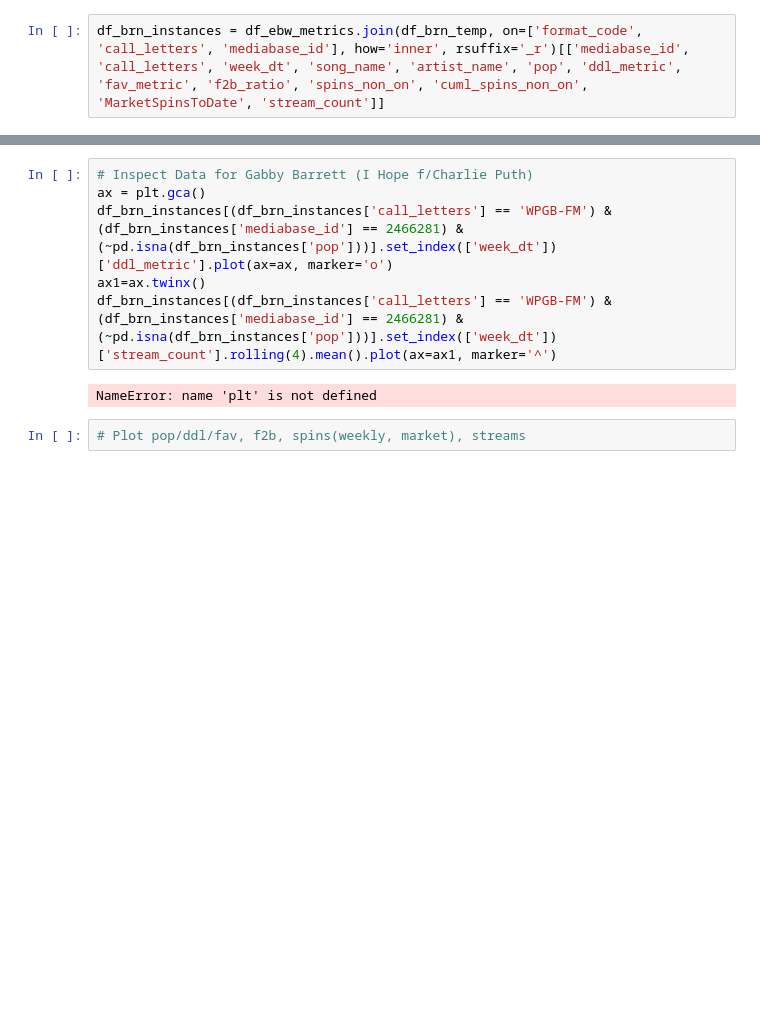
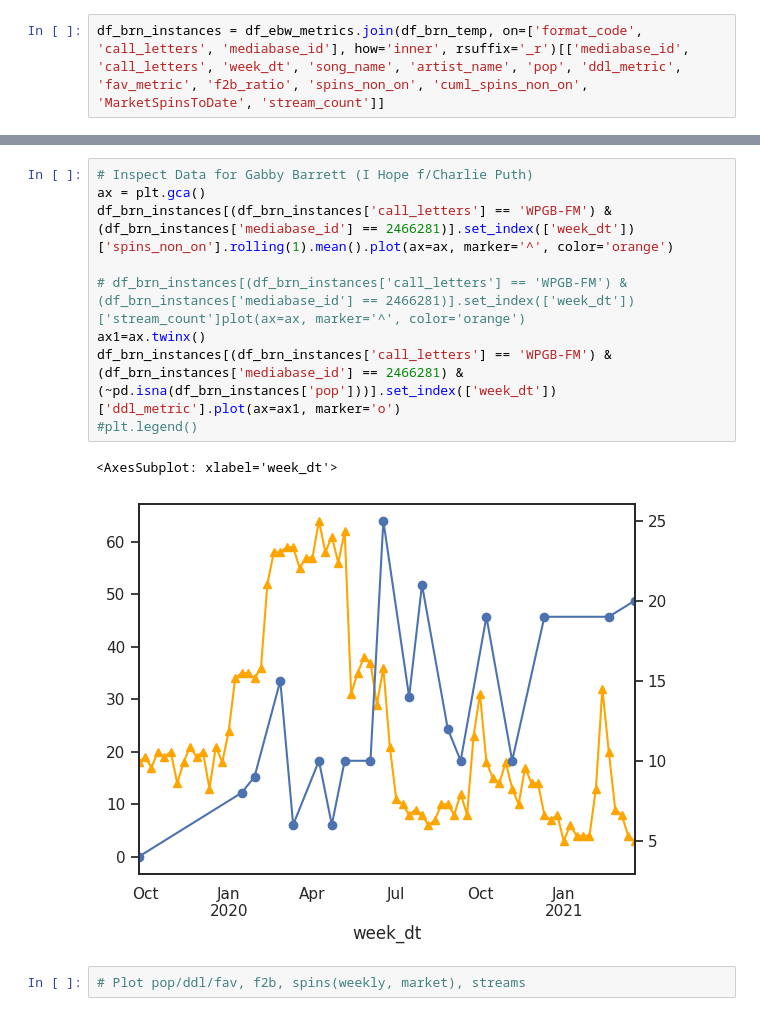
Before and after one commit to gjampanih/adds-early-burnout-warning-model, a Jupyter notebook: notebooks/ebw_metrics_analysis.ipynb, the cells around one changed output, grey strips where cells are left out. Drawn from its saved outputs; the diff is of its cells as text; blank space fills up the shorter version.

Commit message:
adds-early-burnout-warning: metrics analysis notebook updates

```diff
--- a/notebooks/ebw_metrics_analysis.ipynb
+++ b/notebooks/ebw_metrics_analysis.ipynb
@@ -227,11 +360,15 @@ df_brn_instances
 # %%
 # Inspect Data for Gabby Barrett (I Hope f/Charlie Puth)
 ax = plt.gca()
-df_brn_instances[(df_brn_instances['call_letters'] == 'WPGB-FM') & (df_brn_instances['mediabase_id'] == 2466281) & (~pd.isna(df_brn_instances['pop']))].set_index(['week_dt'])['ddl_metric'].plot(ax=ax, marker='o')
+df_brn_instances[(df_brn_instances['call_letters'] == 'WPGB-FM') & (df_brn_instances['mediabase_id'] == 2466281)].set_index(['week_dt'])['spins_non_on'].rolling(1).mean().plot(ax=ax, marker='^', color='orange')
+
+# df_brn_instances[(df_brn_instances['call_letters'] == 'WPGB-FM') & (df_brn_instances['mediabase_id'] == 2466281)].set_index(['week_dt'])['stream_count']plot(ax=ax, marker='^', color='orange')
 ax1=ax.twinx()
-df_brn_instances[(df_brn_instances['call_letters'] == 'WPGB-FM') & (df_brn_instances['mediabase_id'] == 2466281) & (~pd.isna(df_brn_instances['pop']))].set_index(['week_dt'])['stream_count'].rolling(4).mean().plot(ax=ax1, marker='^')
+df_brn_instances[(df_brn_instances['call_letters'] == 'WPGB-FM') & (df_brn_instances['mediabase_id'] == 2466281) & (~pd.isna(df_brn_instances['pop']))].set_index(['week_dt'])['ddl_metric'].plot(ax=ax1, marker='o')
+#plt.legend()
 # %% [output]
-NameError: name 'plt' is not defined
+<AxesSubplot: xlabel='week_dt'>
+[figure, added]
 # %%
 # Plot pop/ddl/fav, f2b, spins(weekly, market), streams
 # %% [markdown]
```
Also changed, not shown: parts of 19 cells of this notebook.
